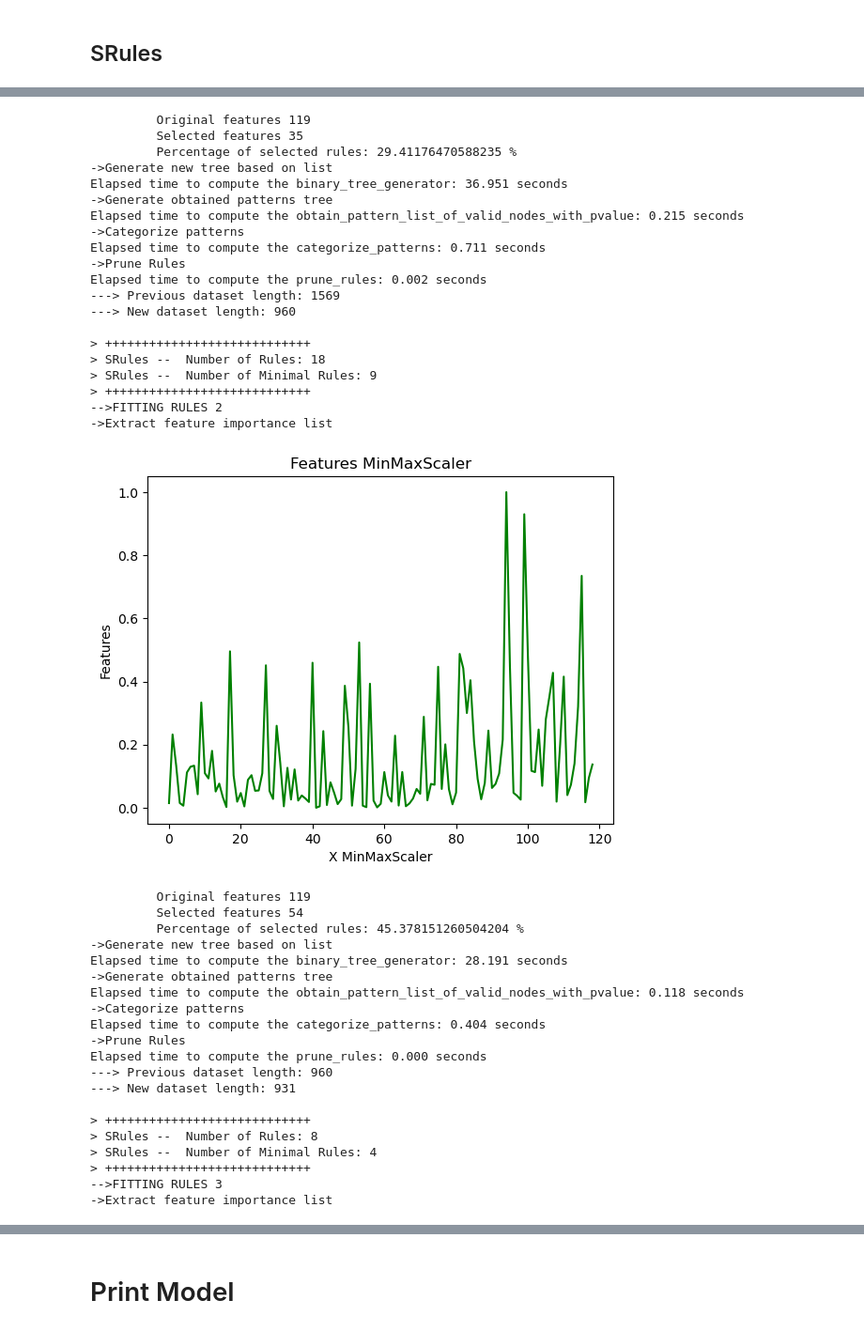
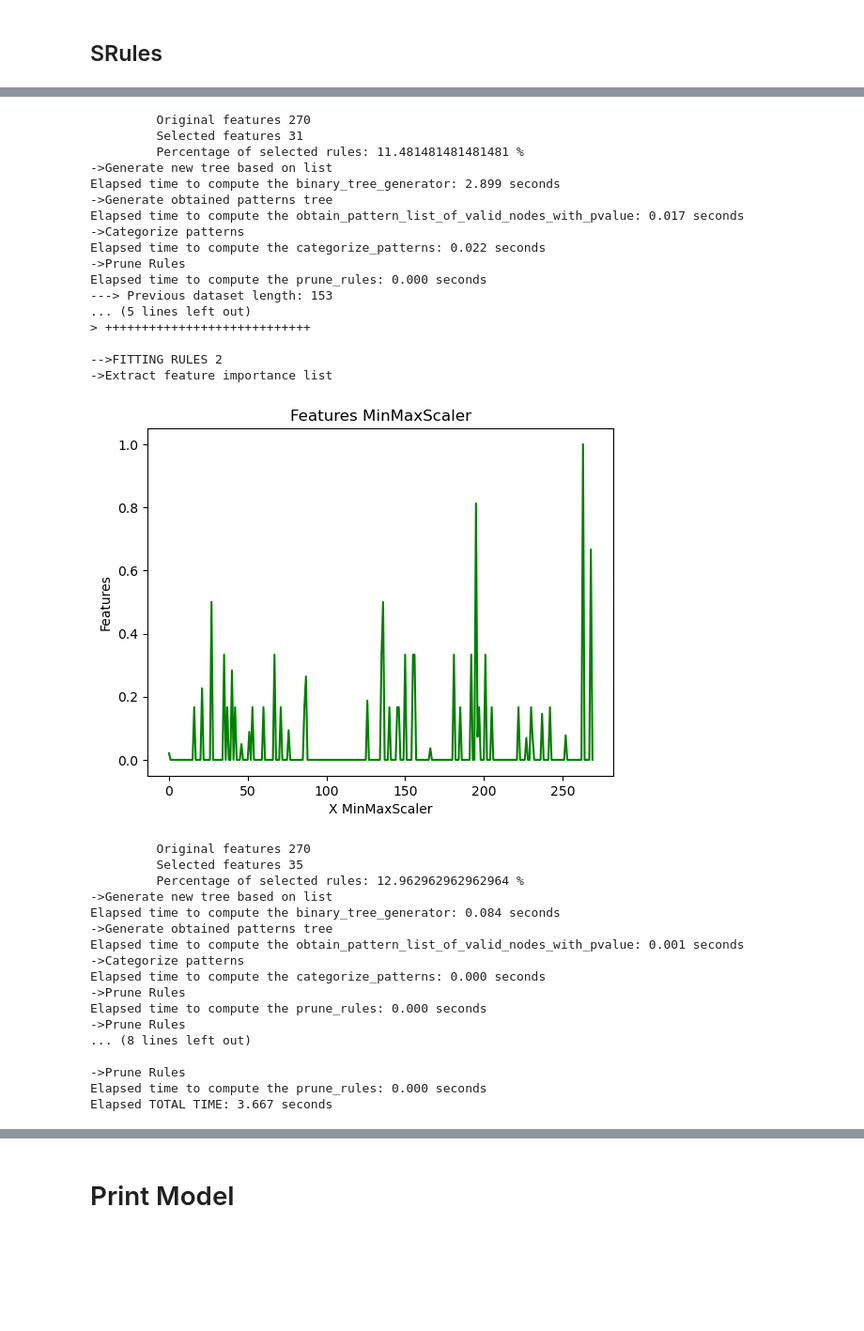
Before and after one commit to marioopv/SRules, a Jupyter notebook: notebooks/SRules/SRules_example.ipynb, the cells around one changed output, grey strips where cells are left out. Shown: that part at 94% size. Cells and saved outputs as stored; diff of their text form; code cells hidden in the pictures; blank space fills up the shorter version.

```diff
--- a/notebooks/SRules/SRules_example.ipynb
+++ b/notebooks/SRules/SRules_example.ipynb
@@ -14,7 +14,7 @@ from sklearn import metrics
 
 from notebooks.SRules.read_datasets import read_dataset
 
-filename = "salud-covid"
+filename = "divorce"
 test_size=0.1
 path = f'../..'
 dataset_path_name = f'{path}/data/{filename}.csv'
@@ -71,9 +71,9 @@ rules = SRules(
                 target_value_name = dataset.target_names,
                 display_features = True,
                 display_logs = True,
-                chi_square_percent_point_function = 0.95,
+                chi_square_percent_point_function = 0.99,
                 scale_feature_coefficient = 0.1,
-                min_accuracy_coefficient = 0.99,
+                min_accuracy_coefficient = 0.95,
                 min_number_class_per_node = 5
             )
 # Fit model
@@ -89,41 +89,35 @@ print(f"Elapsed TOTAL TIME: {elapsed_time:.3f} seconds")
-         Original features 119
-         Selected features 35
-         Percentage of selected rules: 29.41176470588235 %
+         Original features 270
+         Selected features 31
+         Percentage of selected rules: 11.481481481481481 %
 ->Generate new tree based on list
-Elapsed time to compute the binary_tree_generator: 36.951 seconds
+Elapsed time to compute the binary_tree_generator: 2.899 seconds
 ->Generate obtained patterns tree
-Elapsed time to compute the obtain_pattern_list_of_valid_nodes_with_pvalue: 0.215 seconds
+Elapsed time to compute the obtain_pattern_list_of_valid_nodes_with_pvalue: 0.017 seconds
 ->Categorize patterns
-Elapsed time to compute the categorize_patterns: 0.711 seconds
+Elapsed time to compute the categorize_patterns: 0.022 seconds
 ->Prune Rules
-Elapsed time to compute the prune_rules: 0.002 seconds
----> Previous dataset length: 1569
----> New dataset length: 960
+Elapsed time to compute the prune_rules: 0.000 seconds
+---> Previous dataset length: 153
+... (5 lines left out)
+> ++++++++++++++++++++++++++++
 
-> ++++++++++++++++++++++++++++
-> SRules --  Number of Rules: 18
-> SRules --  Number of Minimal Rules: 9
-> ++++++++++++++++++++++++++++
 -->FITTING RULES 2
 ->Extract feature importance list
-[figure, old version]
+[figure, new version]
-         Original features 119
-         Selected features 54
-         Percentage of selected rules: 45.378151260504204 %
+         Original features 270
+         Selected features 35
+         Percentage of selected rules: 12.962962962962964 %
 ->Generate new tree based on list
-Elapsed time to compute the binary_tree_generator: 28.191 seconds
+Elapsed time to compute the binary_tree_generator: 0.084 seconds
 ->Generate obtained patterns tree
-Elapsed time to compute the obtain_pattern_list_of_valid_nodes_with_pvalue: 0.118 seconds
+Elapsed time to compute the obtain_pattern_list_of_valid_nodes_with_pvalue: 0.001 seconds
 ->Categorize patterns
-Elapsed time to compute the categorize_patterns: 0.404 seconds
+Elapsed time to compute the categorize_patterns: 0.000 seconds
 ->Prune Rules
 Elapsed time to compute the prune_rules: 0.000 seconds
----> Previous dataset length: 960
----> New dataset length: 931
+->Prune Rules
+... (8 lines left out)
 
-> ++++++++++++++++++++++++++++
-> SRules --  Number of Rules: 8
-> SRules --  Number of Minimal Rules: 4
-> ++++++++++++++++++++++++++++
--->FITTING RULES 3
-->Extract feature importance list
+->Prune Rules
+Elapsed time to compute the prune_rules: 0.000 seconds
+Elapsed TOTAL TIME: 3.667 seconds
```
Also changed, not shown: parts of 6 cells of this notebook, 1 other file.
